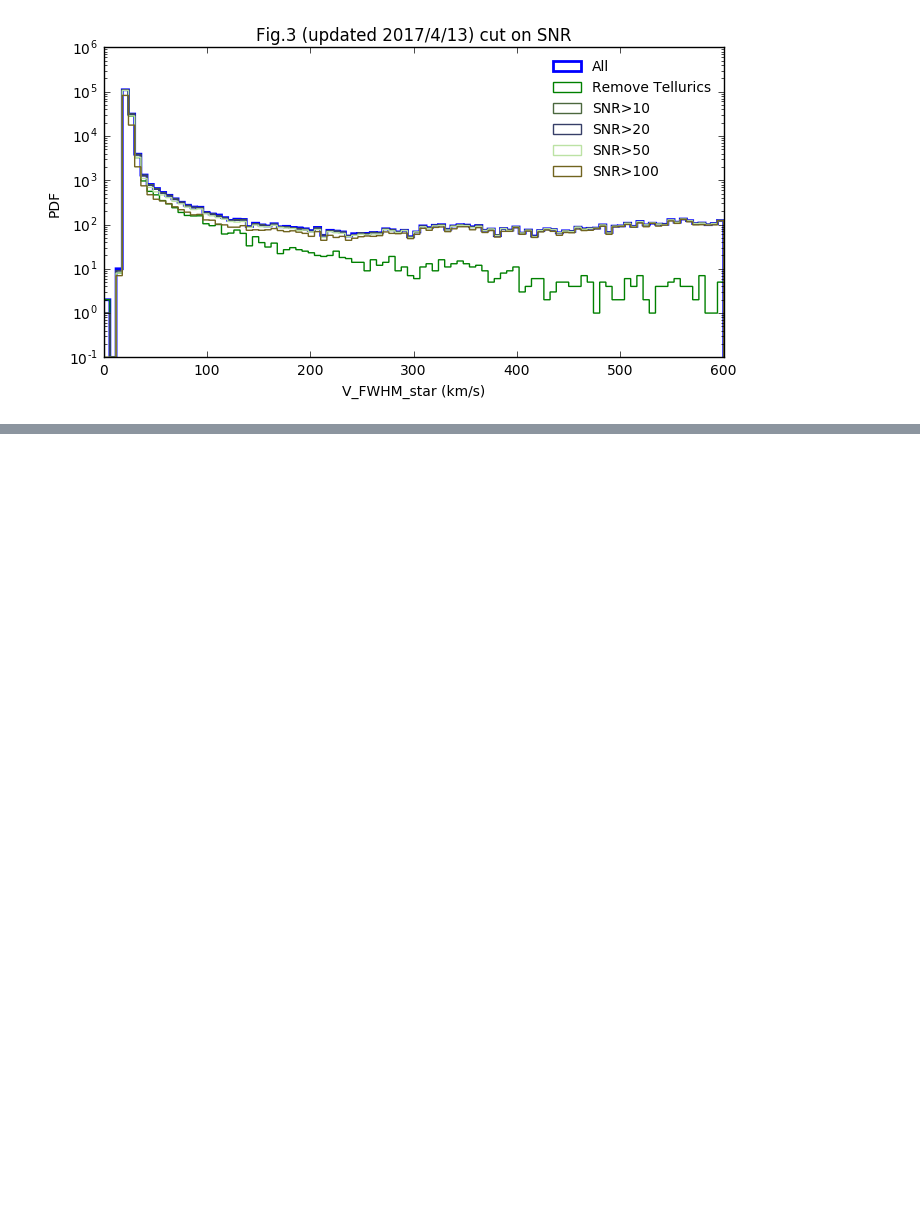
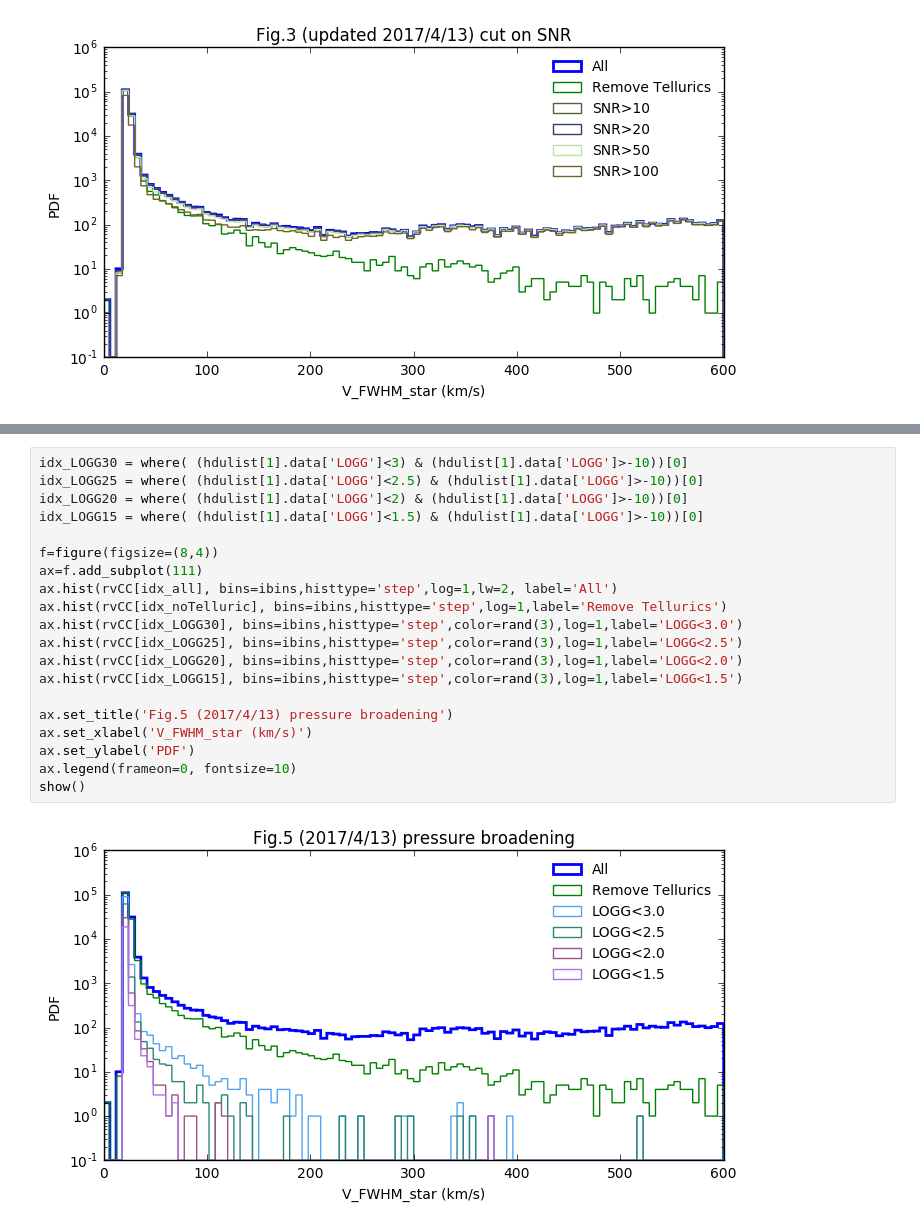
Before and after one commit to liuxx479/MW-BHs, a Jupyter notebook: plot-BHstars.ipynb, the cells around one changed output, grey strips where cells are left out. Saved outputs shown, nothing was run; the diff lists cells and outputs as text; blank space fills up the shorter version.

```diff
--- a/plot-BHstars.ipynb
+++ b/plot-BHstars.ipynb
@@ -99,0 +118,22 @@ show()
+# %%
+idx_LOGG30 = where( (hdulist[1].data['LOGG']<3) & (hdulist[1].data['LOGG']>-10))[0]
+idx_LOGG25 = where( (hdulist[1].data['LOGG']<2.5) & (hdulist[1].data['LOGG']>-10))[0]
+idx_LOGG20 = where( (hdulist[1].data['LOGG']<2) & (hdulist[1].data['LOGG']>-10))[0]
+idx_LOGG15 = where( (hdulist[1].data['LOGG']<1.5) & (hdulist[1].data['LOGG']>-10))[0]
+
+f=figure(figsize=(8,4))
+ax=f.add_subplot(111)
+ax.hist(rvCC[idx_all], bins=ibins,histtype='step',log=1,lw=2, label='All')
+ax.hist(rvCC[idx_noTelluric], bins=ibins,histtype='step',log=1,label='Remove Tellurics')
+ax.hist(rvCC[idx_LOGG30], bins=ibins,histtype='step',color=rand(3),log=1,label='LOGG<3.0')
+ax.hist(rvCC[idx_LOGG25], bins=ibins,histtype='step',color=rand(3),log=1,label='LOGG<2.5')
+ax.hist(rvCC[idx_LOGG20], bins=ibins,histtype='step',color=rand(3),log=1,label='LOGG<2.0')
+ax.hist(rvCC[idx_LOGG15], bins=ibins,histtype='step',color=rand(3),log=1,label='LOGG<1.5')
+
+ax.set_title('Fig.5 (2017/4/13) pressure broadening')
+ax.set_xlabel('V_FWHM_star (km/s)')
+ax.set_ylabel('PDF')
+ax.legend(frameon=0, fontsize=10)
+show()
+# %% [output]
+[figure, added]
```
Also changed, not shown: parts of 1 cell of this notebook.
